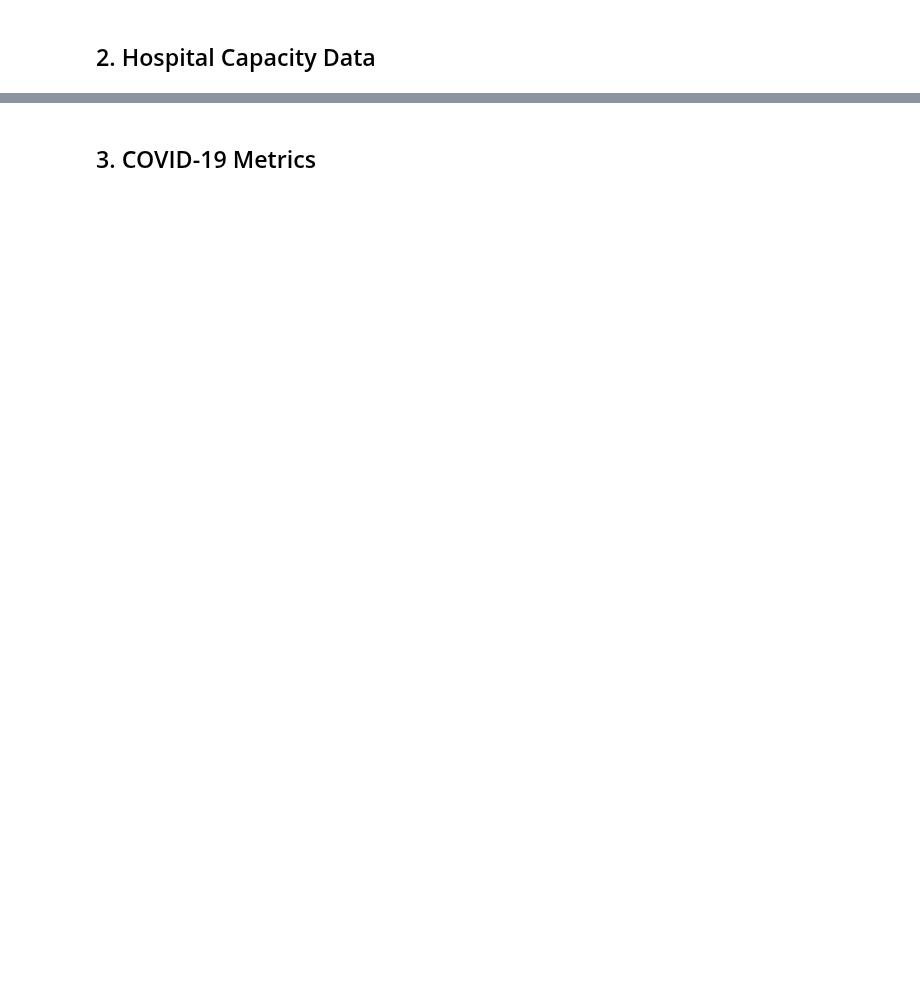
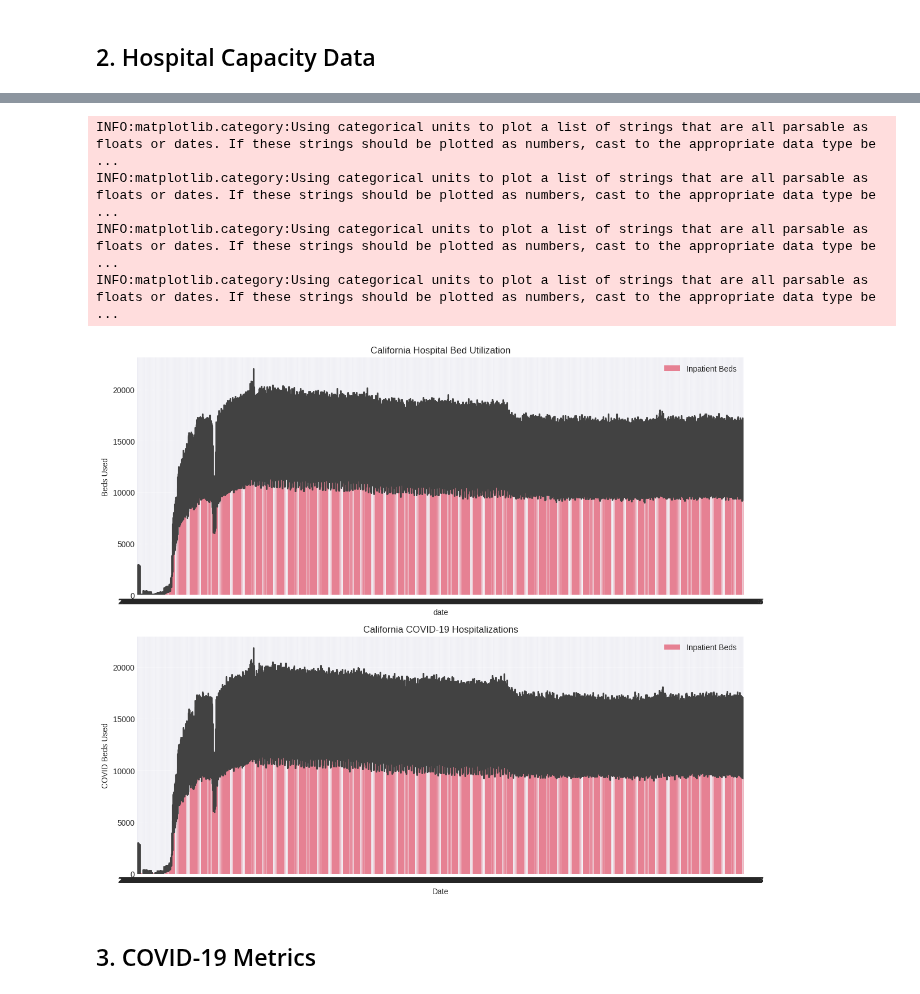
Before and after one commit to fccoelho/epidemiological-datasets, a Jupyter notebook: examples/notebooks/13_HealthData_Gov_US_Health_System.ipynb, the cells around one changed output, grey strips where cells are left out. Drawn from its saved outputs; the diff is of its cells as text; code cells hidden in the pictures; blank space fills up the shorter version.

```diff
--- a/examples/notebooks/13_HealthData_Gov_US_Health_System.ipynb
+++ b/examples/notebooks/13_HealthData_Gov_US_Health_System.ipynb
@@ -58,29 +75,38 @@ ca_hospitals.head()
 # %%
 # Plot hospital capacity over time
 if not ca_hospitals.empty and "date" in ca_hospitals.columns:
     fig, axes = plt.subplots(2, 1, figsize=(12, 10))
+    ca_hospitals.sort_values("date",ascending=True, inplace=True)
 
     # Total beds used
     if "inpatient_beds_used" in ca_hospitals.columns:
-        axes[0].plot(ca_hospitals["date"], ca_hospitals["inpatient_beds_used"],
-                     marker="o", linewidth=2, label="Inpatient Beds Used")
+        sns.barplot(x=ca_hospitals["date"], y=ca_hospitals["inpatient_beds"],ax=axes[0], label="Inpatient Beds")
+        # axes[0].bar(x=ca_hospitals["date"], height=ca_hospitals["inpatient_beds_used"],
+        #              marker="o", linewidth=2, label="Inpatient Beds Used")
         axes[0].set_title("California Hospital Bed Utilization")
         axes[0].set_ylabel("Beds Used")
         axes[0].legend()
         axes[0].grid(True, alpha=0.3)
 
     # COVID beds
     if "inpatient_beds_used_covid" in ca_hospitals.columns:
-        axes[1].plot(ca_hospitals["date"], ca_hospitals["inpatient_beds_used_covid"],
-                     marker="o", color="red", linewidth=2, label="COVID Beds")
+        sns.barplot(x=ca_hospitals["date"], y=ca_hospitals["inpatient_beds"],ax=axes[1], label="Inpatient Beds")
+        # axes[1].plot(ca_hospitals["date"], ca_hospitals["inpatient_beds_used_covid"],
+        #              marker="o", color="red", linewidth=2, label="COVID Beds")
         axes[1].set_title("California COVID-19 Hospitalizations")
         axes[1].set_ylabel("COVID Beds Used")
         axes[1].set_xlabel("Date")
         axes[1].legend()
         axes[1].grid(True, alpha=0.3)
 
     plt.tight_layout()
     plt.show()
+# %% [output]
+INFO:matplotlib.category:Using categorical units to plot a list of strings that are all parsable as floats or dates. If these strings should be plotted as numbers, cast to the appropriate data type be ...
+INFO:matplotlib.category:Using categorical units to plot a list of strings that are all parsable as floats or dates. If these strings should be plotted as numbers, cast to the appropriate data type be ...
+INFO:matplotlib.category:Using categorical units to plot a list of strings that are all parsable as floats or dates. If these strings should be plotted as numbers, cast to the appropriate data type be ...
+INFO:matplotlib.category:Using categorical units to plot a list of strings that are all parsable as floats or dates. If these strings should be plotted as numbers, cast to the appropriate data type be ...
+[figure, added]
 # %% [markdown]
 ## 3. COVID-19 Metrics
 # %%
```
Also changed, not shown: parts of 8 cells of this notebook, 2 other files.
